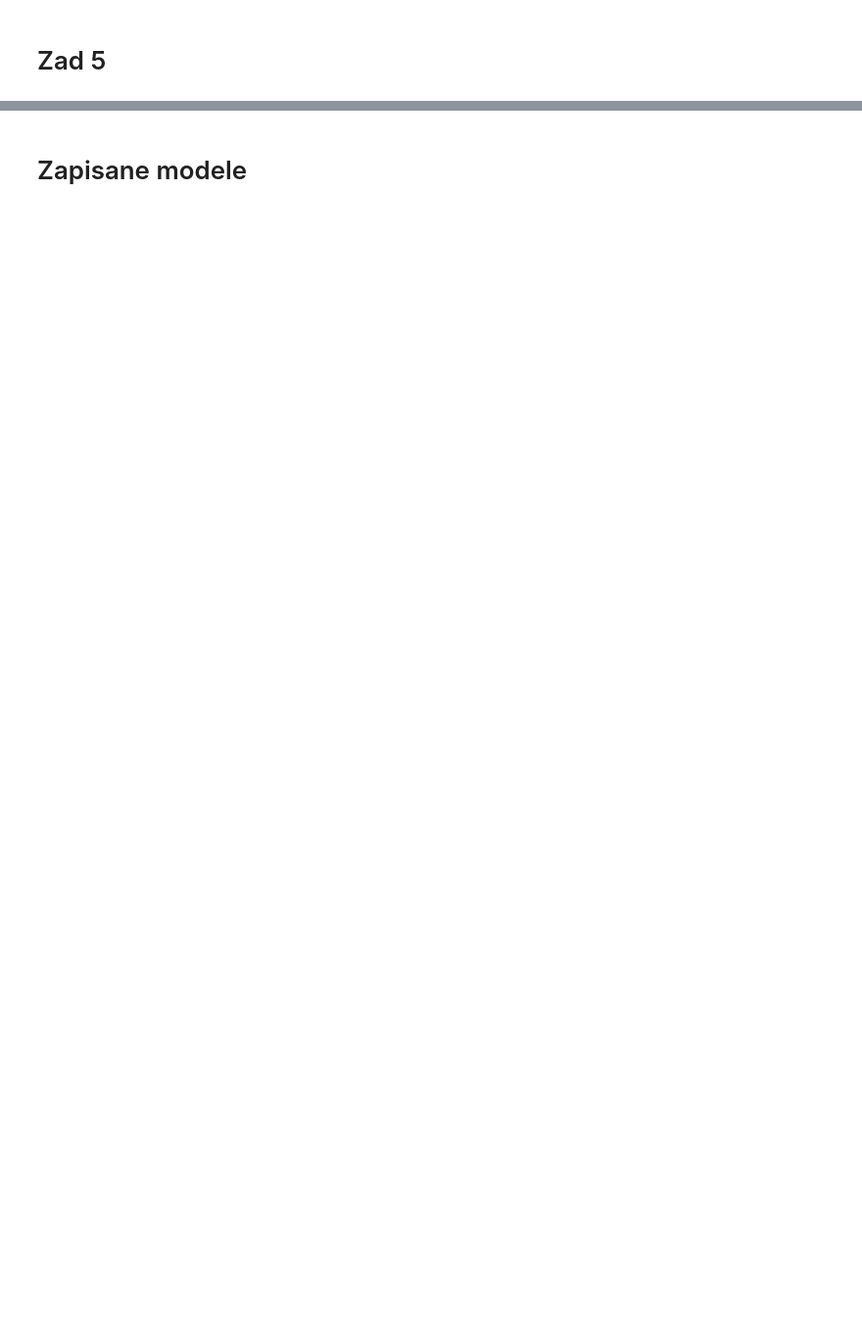
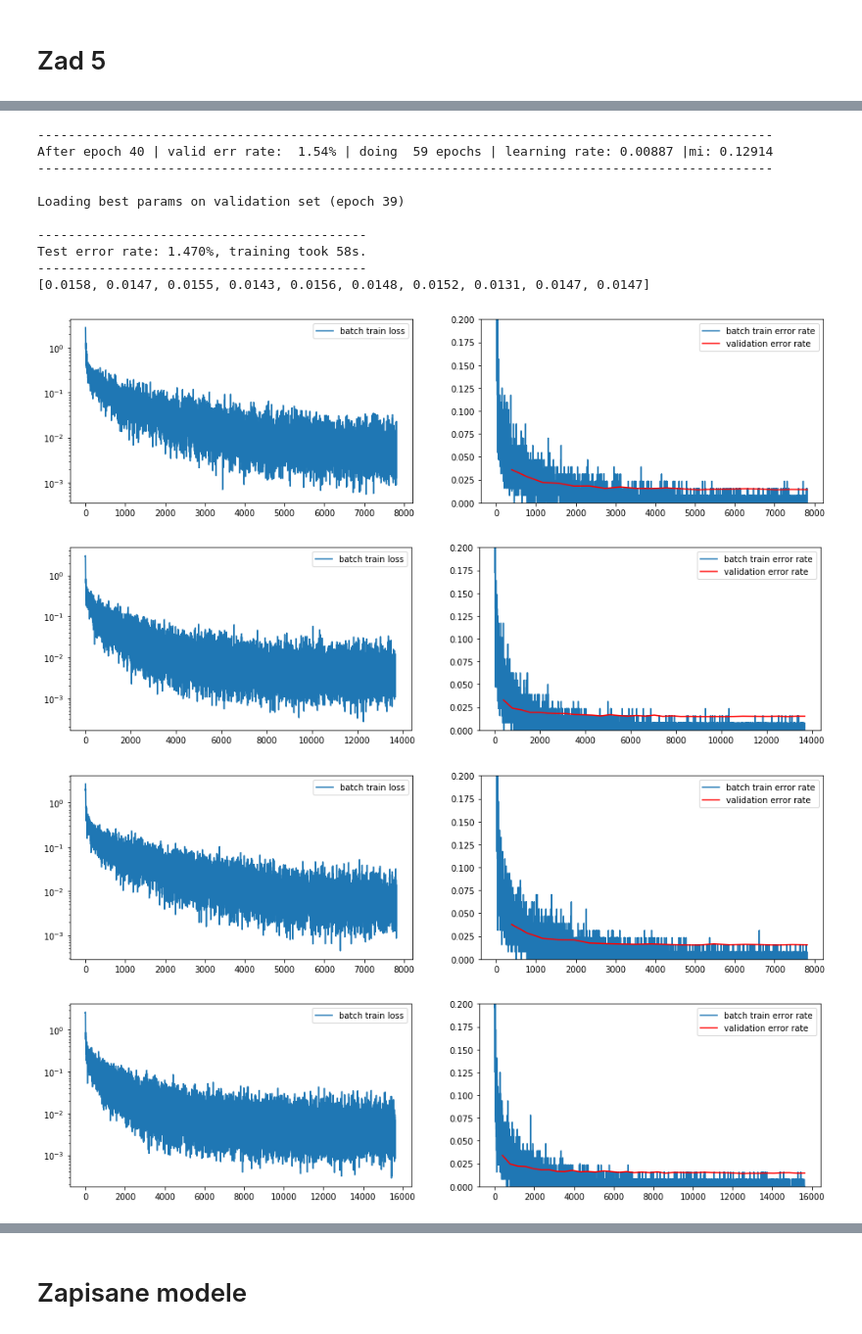
Before and after one commit to lekcyjna123/dl_uwr, a Jupyter notebook: Assignments/Assignment2.ipynb, the cells around one changed output, grey strips where cells are left out. Shown at 98% size. Drawn from its saved outputs; the diff is of its cells as text; code cells hidden in the pictures; blank space fills up the shorter version.

```diff
--- a/Assignments/Assignment2.ipynb
+++ b/Assignments/Assignment2.ipynb
@@ -689,0 +715,21 @@ Test error rate: 1.650%, training took 350s.
+# %%
+  #  SGD(model, mnist_loaders, alpha=1e-1, max_num_epochs=40, device="cuda", epoch_timer_to_reset_alpha=3,
+ #       alpha_decay=0.85, mi=0.3, decay=0.0002, min_alpha=0.005, mi_decay=0.9, mi_start_dec_epoch=5,
+#       mi_stop_dec_epoch=12)
+result=[runTest() for i in range(10)]
+print(result)
+# %% [output]
+------------------------------------------------------------------------------------------------
+After epoch 40 | valid err rate:  1.54% | doing  59 epochs | learning rate: 0.00887 |mi: 0.12914
+------------------------------------------------------------------------------------------------
+
+Loading best params on validation set (epoch 39)
+
+-------------------------------------------
+Test error rate: 1.470%, training took 58s.
+-------------------------------------------
+[0.0158, 0.0147, 0.0155, 0.0143, 0.0156, 0.0148, 0.0152, 0.0131, 0.0147, 0.0147]
+[figure, added]
+[figure, added]
+[figure, added]
+[figure, added]
```
Also changed, not shown: parts of 12 cells of this notebook.
